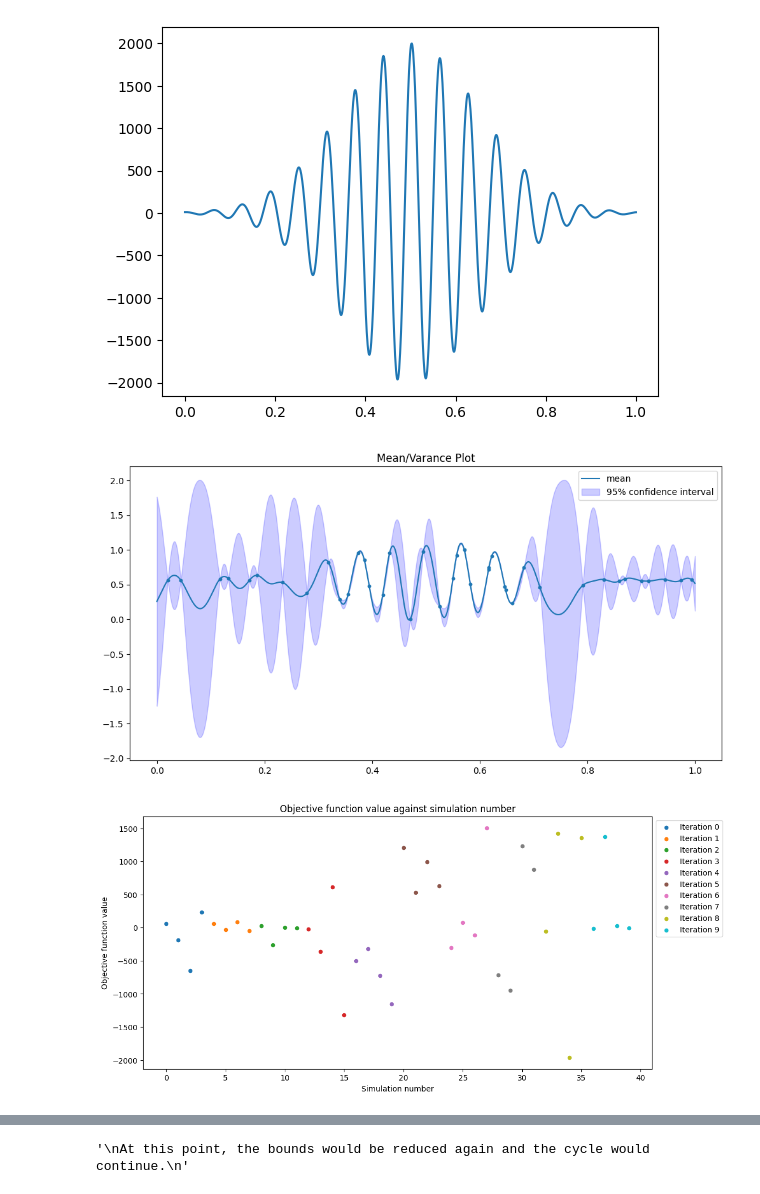
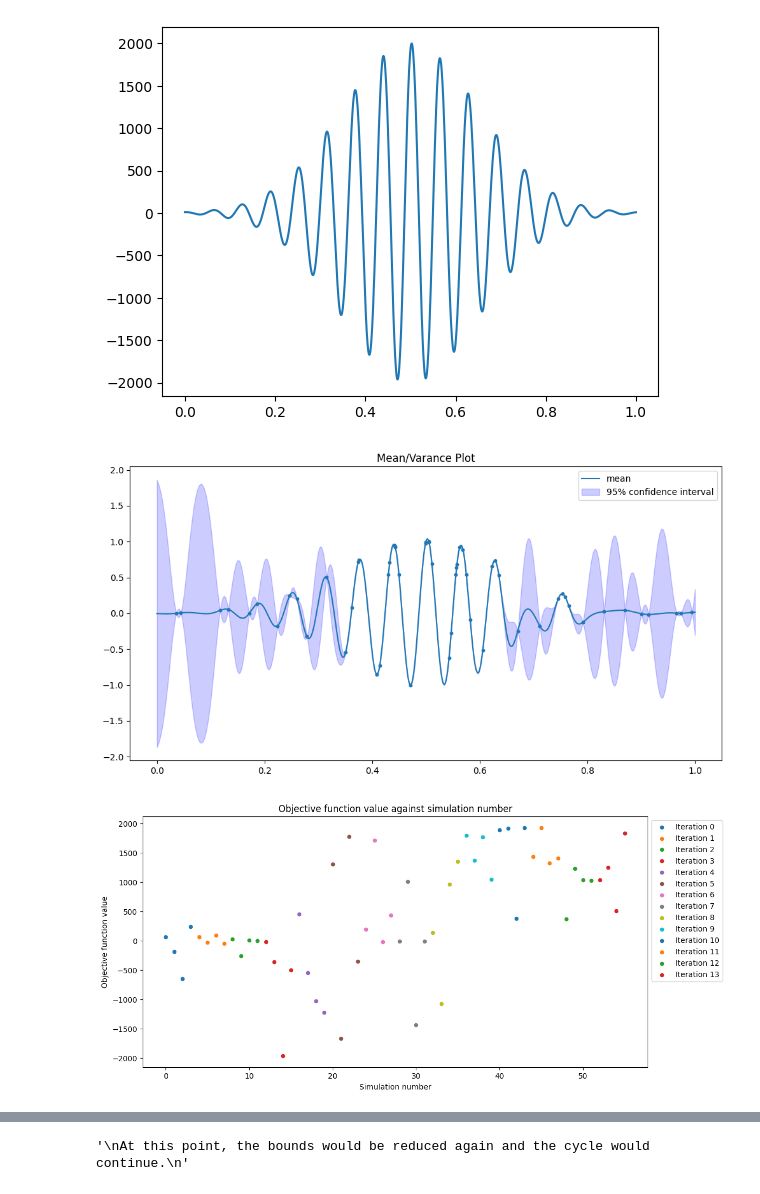
Before and after one commit to davcoope/Bayesian, a Jupyter notebook: BayesianOptimiser2/Examples/Bounds_reduction_example.ipynb, the cells around one changed output, grey strips where cells are left out. Drawn from its saved outputs; the diff is of its cells as text; code cells hidden in the pictures.

```diff
--- a/BayesianOptimiser2/Examples/Bounds_reduction_example.ipynb
+++ b/BayesianOptimiser2/Examples/Bounds_reduction_example.ipynb
@@ -39,7 +39,7 @@ min_kappa = 1
 bounds = np.array([[0, 1]])
 dynamic_bounds = True
 iterations_between_reducing_bounds = 3
-first_reduce_bounds = 5
+first_reduce_bounds = 10
 reduce_bounds_factor = 0.5
 
 n_samples = 10
@@ -53,7 +53,7 @@ bo = BOPackage.BO(KernelFunction=Kernel,
                   AcquisitionFunction=AcquisitionFunction,
                   bounds=bounds,
                   n_samples=n_samples,
-                  #log_path=log_path,
+                #   log_path=log_path,
                   dynamic_bounds=dynamic_bounds,
                   iterations_between_reducing_bounds=iterations_between_reducing_bounds,
                   first_reduce_bounds=first_reduce_bounds,
@@ -62,21 +62,21 @@ bo = BOPackage.BO(KernelFunction=Kernel,
 # %%
 """
 If dynamic_bounds is set to True, the bounds will be reduced by a factor specified (reduce_bounds_factor) and centred around the best datapoint so far.
 This will occur when two conditions are simultaneouly met:
 1) A minimum number of iterations have occured, corresponding to first_reduce_bounds. An iteration is defined as every time an update data function is used, with the update_iteration parameter set to True.
 2) The best value of the objective function has not been improved upon within the last iterations_between_reducing_bounds iterations.
 
-First, we peform 10 iterations, each with a batch size of 4. We see in the sausage plot that X values are sampled throughout the region of the initial bounds: [0,1]
+First, we peform 14 iterations, each with a batch size of 4. We see in the sausage plot that X values are sampled throughout the region of the initial bounds: [0,1]
 """
 
-for i in range(10):
+for i in range(14):
     raw_X = bo.GetNextXBatch(batch_size = 4, min_kappa=min_kappa, max_kappa=max_kappa)
     raw_y = ObjectiveFunction(raw_X)
     bo.UpdateData(raw_X, raw_y)
 
 BOPackage.SausagePlot(bo)
 # %% [output]
-[figure, old version]
+[figure, new version]
 # %%
 """
 Looking at our results, we see that we first meet the above criteria after iteration 9:
@@ -86,7 +86,7 @@ Looking at our results, we see that we first meet the above criteria after itera
 
 BOPackage.PlotData(bo)
 # %% [output]
-[figure, old version]
+[figure, new version]
 # %%
 """
 Therefore, the bounds will now be reduced. The new bounds will be centred around the best datapoint, shown below, and will have a width of 0.5, specified by the reduce_bounds_factor.
```
Also changed, not shown: parts of 6 cells of this notebook, 5 other files.
